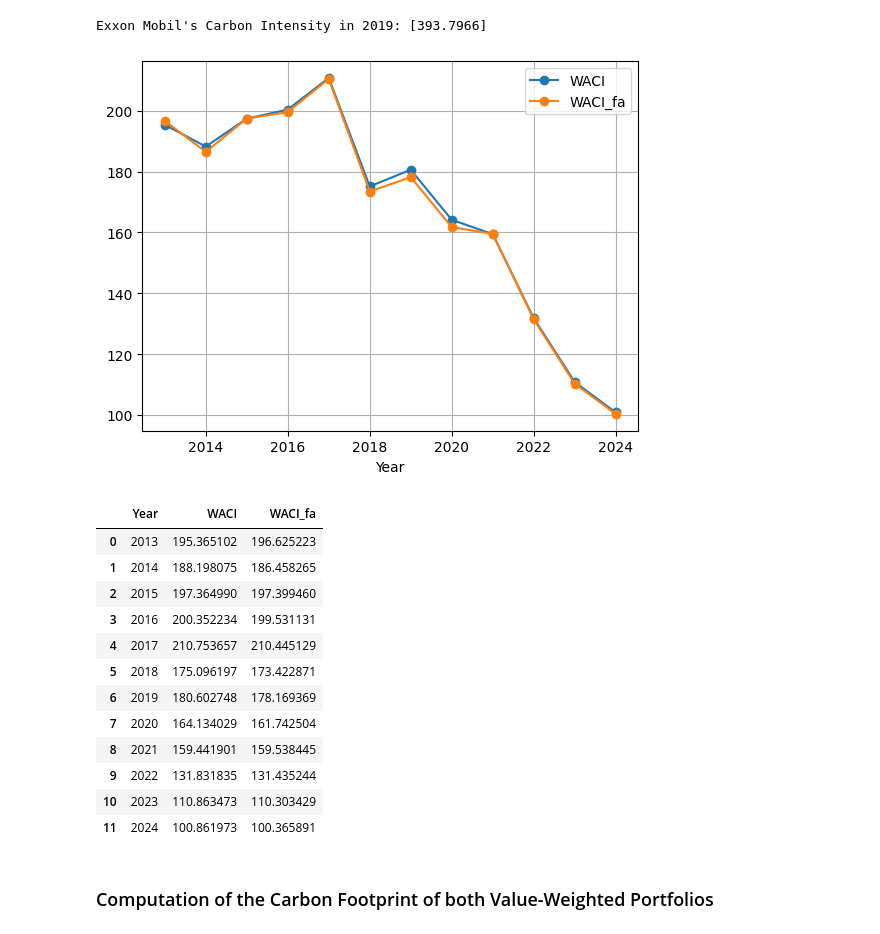
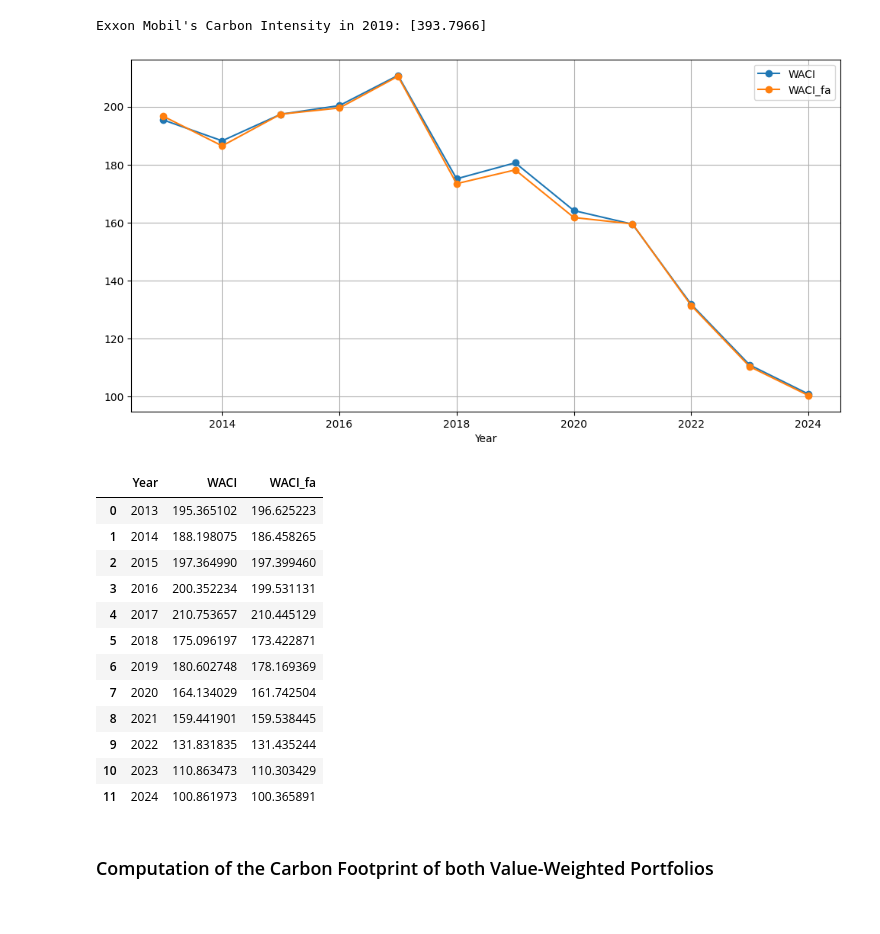
Before and after one commit to Quentinrezzo/Sustainability-Project, a Jupyter notebook: sustainability/notebook.ipynb, the cells around one changed output. Drawn from its saved outputs; the diff is of its cells as text; code cells hidden in the pictures.

```diff
--- a/sustainability/notebook.ipynb
+++ b/sustainability/notebook.ipynb
@@ -1329,12 +1267,0 @@ for year in range(2013, 2025):
-# %%
-# Graph for the top 10 biggest weights in the value-weighted portfolio for each year
-for year in range(2013, 2025):
-    top_10_weights = globals()[f'inv_set_{year}'].nlargest(10, 'MV_Y_weight')[['NAME', 'MV_Y_weight']]
-    plt.figure(figsize=(10, 5))
-    sns.barplot(data=top_10_weights, x='NAME', y='MV_Y_weight')
-    plt.title(f'Top 10 Weights in Value Weighted Portfolio for {year-9}-{year}')
-    plt.ylabel('Weight')
-    plt.xlabel('Company Name')
-    plt.xticks(rotation=90)
-    plt.grid()
-    plt.show()
@@ -1353,0 +1297,11 @@ for year in range(2013, 2025):
+# %%
+fig, axes = plt.subplots(4, 3, figsize=(20, 20))
+for ax, year in zip(axes.flatten(), range(2013, 2025)):
+    top10 = globals()[f'inv_set_{year}'].nlargest(10, 'min_var_weight_slsqp')[['NAME', 'min_var_weight_slsqp']]
+    sns.barplot(data=top10, x='min_var_weight_slsqp', y='NAME', ax=ax, color='steelblue')
+    ax.set_title(f'{year-9}–{year}', fontweight='bold')
+    ax.set_xlabel('Weight'); ax.set_ylabel('')
+    ax.tick_params(labelsize=8); ax.grid(axis='x', alpha=0.4)
+fig.suptitle('Top 10 Weights — Minimum Variance Portfolio (SLSQP)', fontsize=13, fontweight='bold', y=1.01)
+plt.tight_layout()
+plt.show()
@@ -1353,0 +1310,11 @@ for year in range(2013, 2025):
+# %%
+fig, axes = plt.subplots(4, 3, figsize=(20, 20))
+for ax, year in zip(axes.flatten(), range(2013, 2025)):
+    top10 = globals()[f'inv_set_{year}'].nlargest(10, 'MV_Y_weight')[['NAME', 'MV_Y_weight']]
+    sns.barplot(data=top10, x='MV_Y_weight', y='NAME', ax=ax, color='tomato')
+    ax.set_title(f'{year-9}–{year}', fontweight='bold')
+    ax.set_xlabel('Weight'); ax.set_ylabel('')
+    ax.tick_params(labelsize=8); ax.grid(axis='x', alpha=0.4)
+fig.suptitle('Top 10 Weights — Value-Weighted Portfolio', fontsize=13, fontweight='bold', y=1.01)
+plt.tight_layout()
+plt.show()
@@ -1366,35 +1335,35 @@ Exxon Mobil's Carbon Intensity in 2019: [393.7966]
 # WACI for the value-weighted portfolio for each year
 for year in range(2013, 2025):
     globals()[f'waci_{year}_vw'] = (globals()[f'inv_set_{year}']['MV_Y_weight'] * globals()[f'inv_set_{year}']['CI']).sum()
     # Arrange the WACI values in a dataframe to be able to plot them
     globals()[f'waci_df_{year}_vw'] = pd.DataFrame({
         'Year': [year],
         'WACI': [globals()[f'waci_{year}_vw']]
     })
 waci_vw_df = pd.concat([globals()[f'waci_df_{year}_vw'] for year in range(2013, 2025)], ignore_index=True)
 
 # Same for the value-weighted portfolio with full available data
 # WACI for the value-weighted portfolio with full data for each year
 for year in range(2013, 2025):
     globals()[f'waci_{year}_vw_fa'] = (globals()[f'inv_set_{year}']['MV_Y_weight_fa'] * globals()[f'inv_set_{year}']['CI']).sum()
     # Arrange the WACI values in a dataframe to be able to plot them
     globals()[f'waci_df_{year}_vw_fa'] = pd.DataFrame({
         'Year': [year],
         'WACI_fa': [globals()[f'waci_{year}_vw_fa']]
     })
 waci_vw_fa_df = pd.concat([globals()[f'waci_df_{year}_vw_fa'] for year in range(2013, 2025)], ignore_index=True)
 
 # Merge both dataframes on Year to be able to compare the WACI of the value-weighted portfolio with and without full available data
 WACI_vw_df = waci_vw_df.merge(waci_vw_fa_df, on='Year')
 
 # Plot the WACI of the value-weighted portfolio with and without full available data to compare them
-WACI_vw_df.plot(x='Year', y=['WACI', 'WACI_fa'], marker='o')
+WACI_vw_df.plot(x='Year', y=['WACI', 'WACI_fa'], figsize = (12,6), marker='o')
 plt.grid()
 plt.show()
 
 WACI_vw_df
 # %% [output]
-[figure, old version]
+[figure, new version]
 |  | Year | WACI | WACI_fa |
 | 0 | 2013 | 195.365102 | 196.625223 |
 | 1 | 2014 | 188.198075 | 186.458265 |
```
Also changed, not shown: parts of 16 cells of this notebook.
